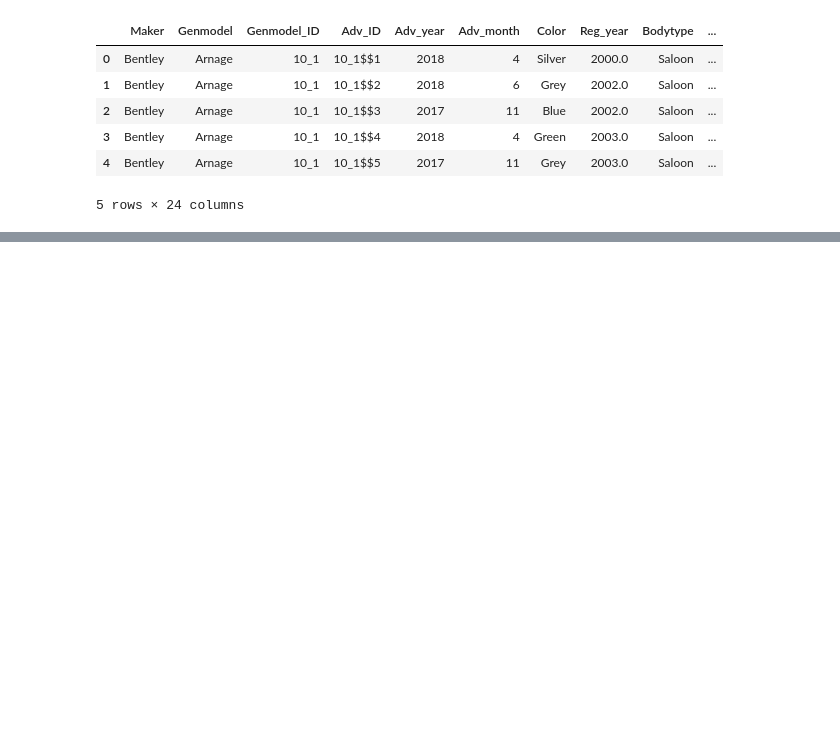
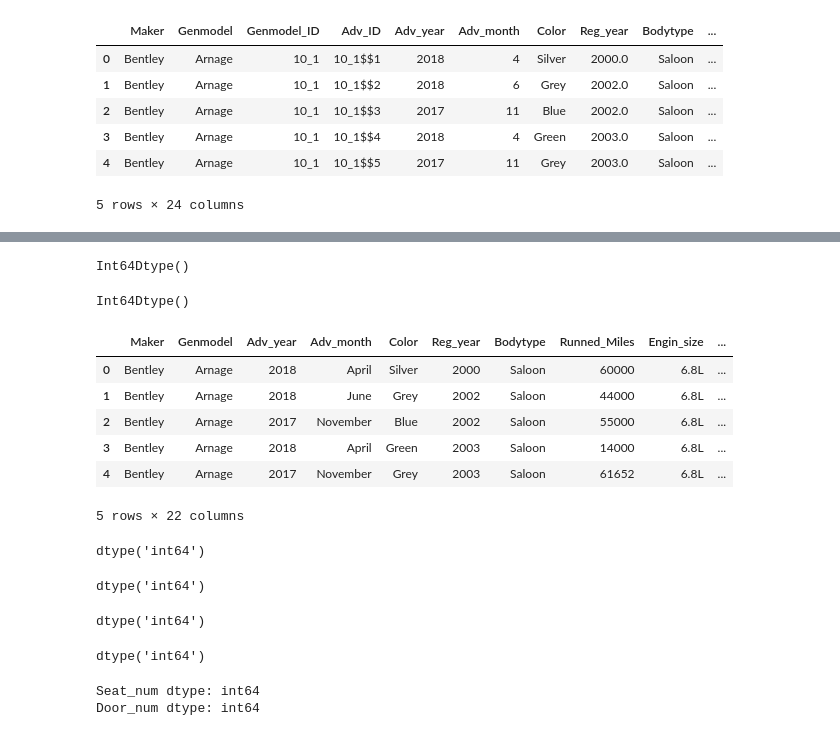
Before and after one commit to albertevieites/cars-uk, a Jupyter notebook: notebooks/01_explore.ipynb, the cells around one changed output, grey strips where cells are left out. Drawn from its saved outputs; the diff is of its cells as text; code cells hidden in the pictures; blank space fills up the shorter version.

```diff
--- a/notebooks/01_explore.ipynb
+++ b/notebooks/01_explore.ipynb
@@ -33,0 +345,8 @@ df.head()
+# %%
+import calendar
+
+# Adv_month
+month_dict = {i: calendar.month_name[i] for i in range(1, 13)}
+df_types['Adv_month'] = df['Adv_month'].apply(lambda x: month_dict.get(x, x))
+
+df_types["Adv_month"].value_counts()
@@ -33,0 +371,4 @@ df.head()
+# %%
+df_types['Adv_month'] = df['Adv_month'].astype(str)
+invalid_values = ['13', '17', '33']
+df_types = df_types[~df_types['Adv_month'].isin(invalid_values)]
@@ -33,0 +392,58 @@ df.head()
+# %%
+# Reg_year
+df_types['Reg_year'] = df_types['Reg_year'].astype(float).astype('Int64')
+df_types["Reg_year"].dtype
+# %% [output]
+Int64Dtype()
+# %%
+# Runned_Miles
+df_types['Runned_Miles'] = df_types['Runned_Miles'].str.replace(r'\D', '', regex=True)
+df_types['Runned_Miles'] = pd.to_numeric(df_types['Runned_Miles'], errors='coerce').astype('Int64')
+df_types['Runned_Miles'].dtypes
+# %% [output]
+Int64Dtype()
+# %%
+df_types.head()
+# %% [output]
+|  | Maker | Genmodel | Adv_year | Adv_month | Color | Reg_year | Bodytype | Runned_Miles | Engin_size | ... |
+| 0 | Bentley | Arnage | 2018 | April | Silver | 2000 | Saloon | 60000 | 6.8L | ... |
+| 1 | Bentley | Arnage | 2018 | June | Grey | 2002 | Saloon | 44000 | 6.8L | ... |
+| 2 | Bentley | Arnage | 2017 | November | Blue | 2002 | Saloon | 55000 | 6.8L | ... |
+| 3 | Bentley | Arnage | 2018 | April | Green | 2003 | Saloon | 14000 | 6.8L | ... |
+| 4 | Bentley | Arnage | 2017 | November | Grey | 2003 | Saloon | 61652 | 6.8L | ... |
+5 rows × 22 columns
+# %%
+# Wheelbase
+df_types["Wheelbase"] = df_types["Wheelbase"].astype(int)
+df_types["Wheelbase"].dtypes
+# %% [output]
+dtype('int64')
+# %%
+# Height
+df_types["Height"] = df_types["Height"].astype(int)
+df_types["Height"].dtypes
+# %% [output]
+dtype('int64')
+# %%
+# Width
+df_types["Width"] = df_types["Width"].astype(int)
+df_types["Width"].dtypes
+# %% [output]
+dtype('int64')
+# %%
+# Length
+df_types["Length"] = df_types["Length"].astype(int)
+df_types["Length"].dtypes
+# %% [output]
+dtype('int64')
+# %%
+# Seat - Door
+columns_to_convert = ["Seat_num", "Door_num"]
+for column in columns_to_convert:
+    df_types[column] = df_types[column].astype(int)
+
+for column in columns_to_convert:
+    print(f"{column} dtype: {df_types[column].dtypes}")
+# %% [output]
+Seat_num dtype: int64
+Door_num dtype: int64
```
Also changed, not shown: parts of 43 cells of this notebook, 3 other files.
